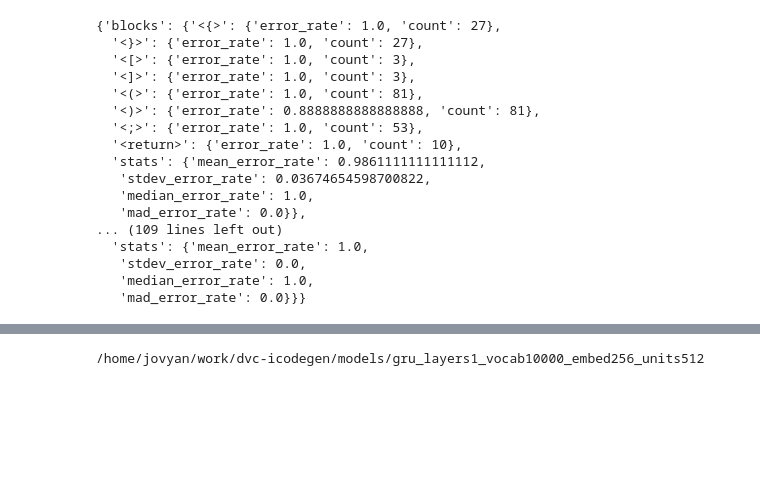
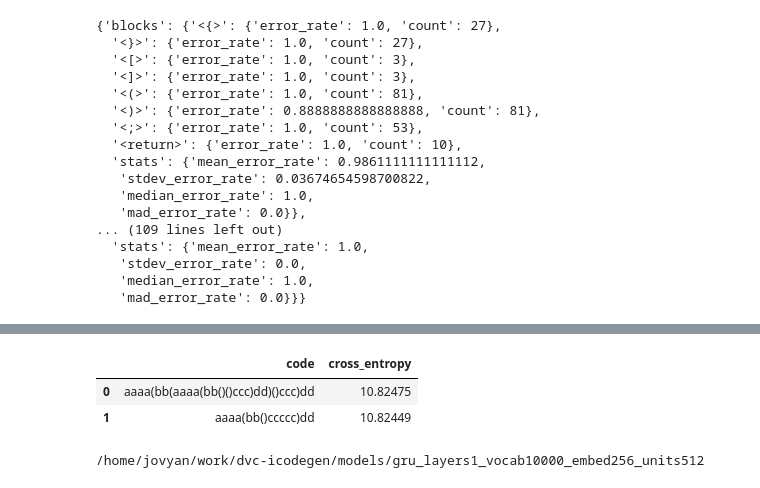
Before and after one commit to ArtificialSoftwareEngineering/InterpretingCodeGeneration, a Jupyter notebook: nbs/04_evaluation.core.ipynb, the cells around one changed output, grey strips where cells are left out. Saved outputs shown, nothing was run; the diff lists cells and outputs as text; code cells hidden in the pictures; blank space fills up the shorter version.

```diff
--- a/nbs/04_evaluation.core.ipynb
+++ b/nbs/04_evaluation.core.ipynb
@@ -639,3 +691,10 @@ assert np.isclose(CROSS_ENTROPY_MAD, cross_entropy["mad"], atol=1.0e-6)
+# %%
+cross_entropy = get_mean_cross_entropy_df(df_fake, gru_model)
+cross_entropy
+# %% [output]
+|  | code | cross_entropy |
+| 0 | aaaa(bb(aaaa(bb()()ccc)dd)()ccc)dd | 10.82475 |
+| 1 | aaaa(bb()ccccc)dd | 10.82449 |
 # %%
 # export
 _TRANSFORMs = {
```
Also changed, not shown: parts of 5 cells of this notebook.
